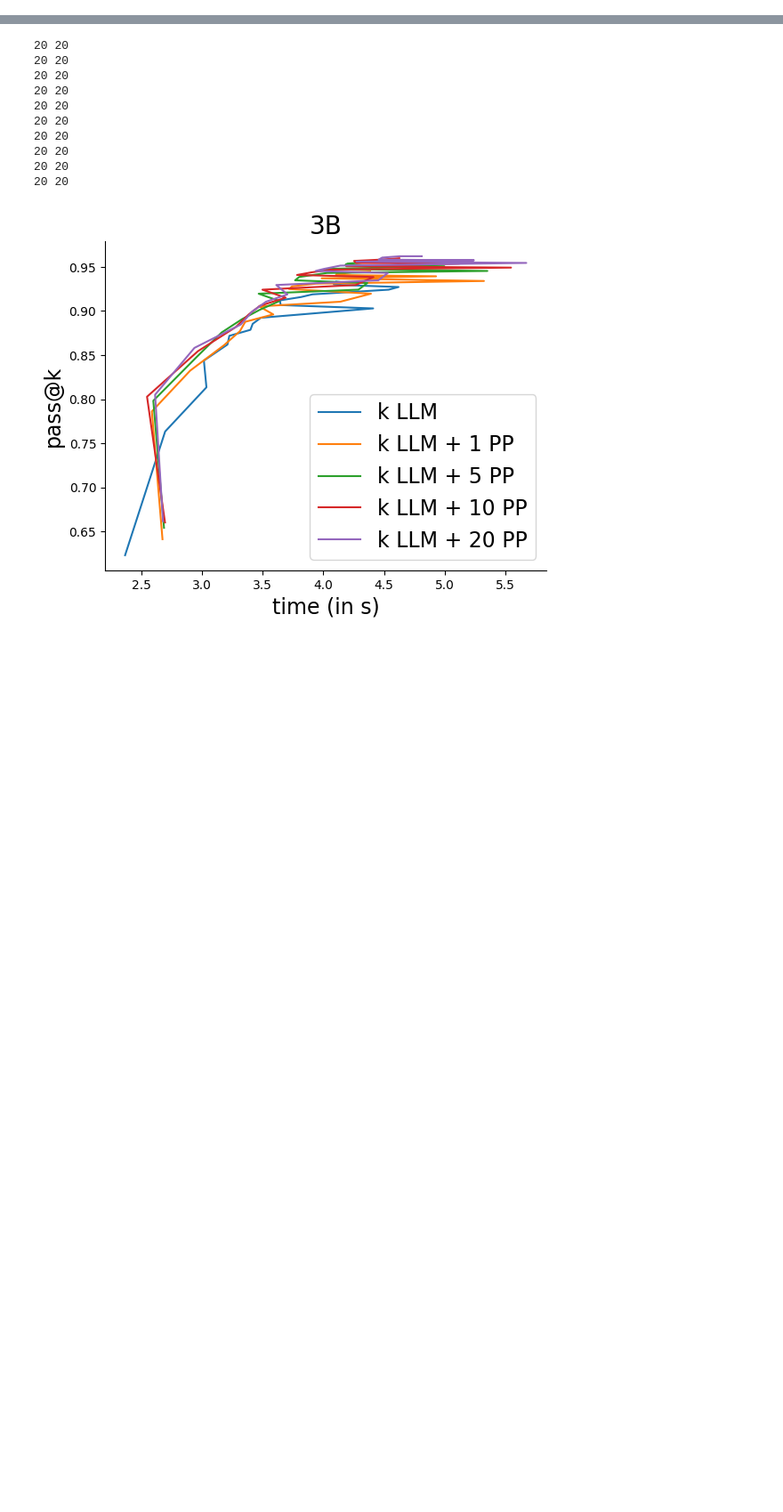
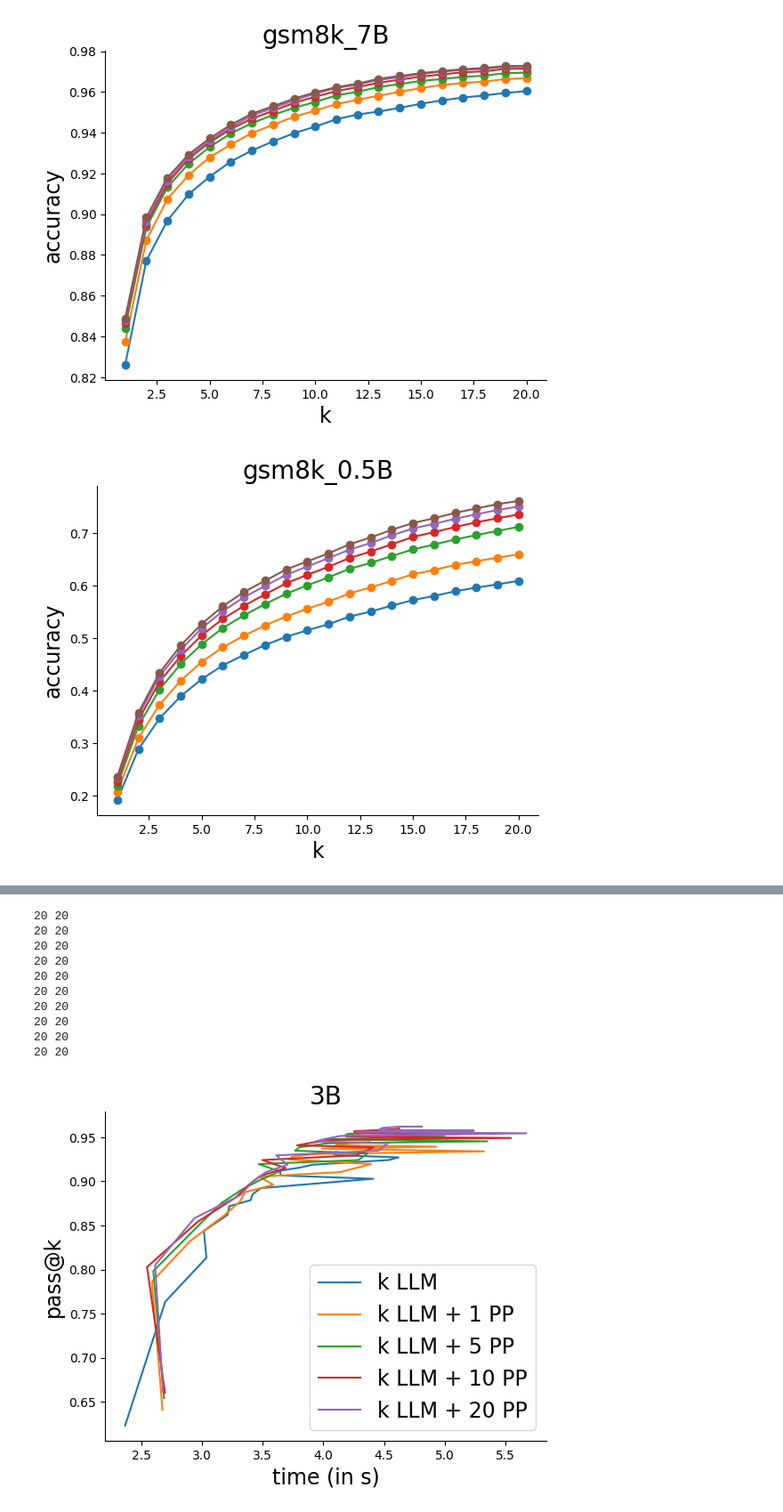
Before and after one commit to danielmisrael/PPoT, a Jupyter notebook: gsm8k/plot.ipynb, the cells around one changed output, grey strips where cells are left out. Shown at 89% size. Saved outputs shown, nothing was run; the diff lists cells and outputs as text; code cells hidden in the pictures; blank space fills up the shorter version.

```diff
--- a/gsm8k/plot.ipynb
+++ b/gsm8k/plot.ipynb
@@ -3,0 +30,40 @@ import csv
+# %%
+def plot_k_vs_accuracy(model_size: int, exp_name:str):
+    fig, ax = plt.subplots()
+
+    x1, y1 = get_k_vs_accuracy(model_size, exp_name, 0)
+    ax.plot(x1, y1, marker='o', label='LLM only')
+    x2, y2 = get_k_vs_accuracy(model_size, exp_name, 1)
+    ax.plot(x2, y2, marker='o', label='LLM + 1 PP')
+    x3, y3 = get_k_vs_accuracy(model_size, exp_name, 5)
+    ax.plot(x3, y3, marker='o', label='LLM + 5 PP')
+    x4, y4 = get_k_vs_accuracy(model_size, exp_name, 10)
+    ax.plot(x4, y4, marker='o', label='LLM + 10 PP')
+    x5, y5 = get_k_vs_accuracy(model_size, exp_name, 15)
+    ax.plot(x5, y5, marker='o', label='LLM + 15 PP')
+    x6, y6 = get_k_vs_accuracy(model_size, exp_name, 20)
+    ax.plot(x6, y6, marker='o', label='LLM + 20 PP')
+
+    # Save data in a csv file
+    with open(f"/space/poorvagarg/genPPS/{exp_name}/plots/k_vs_accuracy_{model_size}B.csv", mode='w', newline='') as csv_file:
+        csv_writer = csv.writer(csv_file, delimiter=',')
+        csv_writer.writerow(['k', 'LLM only', 'LLM + 1 PP', 'LLM + 5 PP', 'LLM + 10 PP', 'LLM + 15 PP', 'LLM + 20 PP'])
+        for i in range(len(x1)):
+            csv_writer.writerow([x1[i], y1[i], y2[i], y3[i], y4[i], y5[i], y6[i]])
+
+    ax.set_xlabel("k", fontsize=17)
+    ax.set_ylabel("accuracy", fontsize=17)
+    # ax.legend(fontsize=17)
+    ax.spines['top'].set_visible(False)
+    ax.spines['right'].set_visible(False)
+    # ax.set_xlim(0, 40)
+    ax.set_title(f"{exp_name}_{model_size}B", fontsize=20)
+    fig.savefig(f"/space/poorvagarg/genPPS/{exp_name}/plots/k_vs_accuracy_{model_size}B.pdf", dpi=300)
+    return fig
+
+plot_k_vs_accuracy(0.5, "gsm8k")
+plot_k_vs_accuracy(3, "gsm8k")
+plot_k_vs_accuracy(7, "gsm8k")
+# %% [output]
+[figure, added]
+[figure, added]
```
Also changed, not shown: parts of 8 cells of this notebook, 47 other files.
